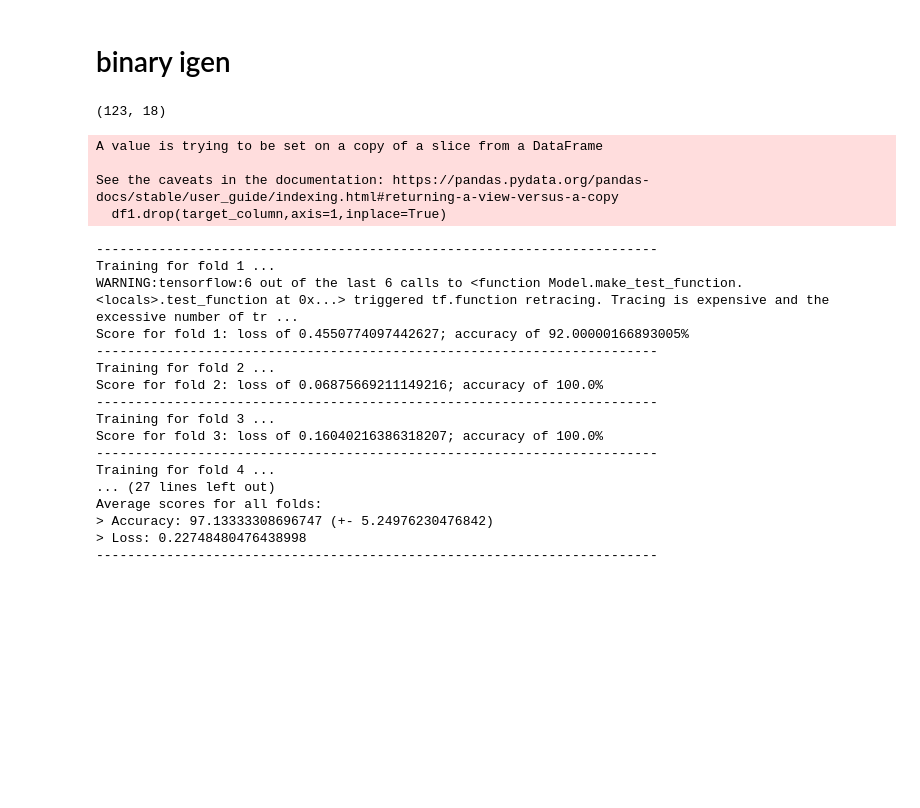
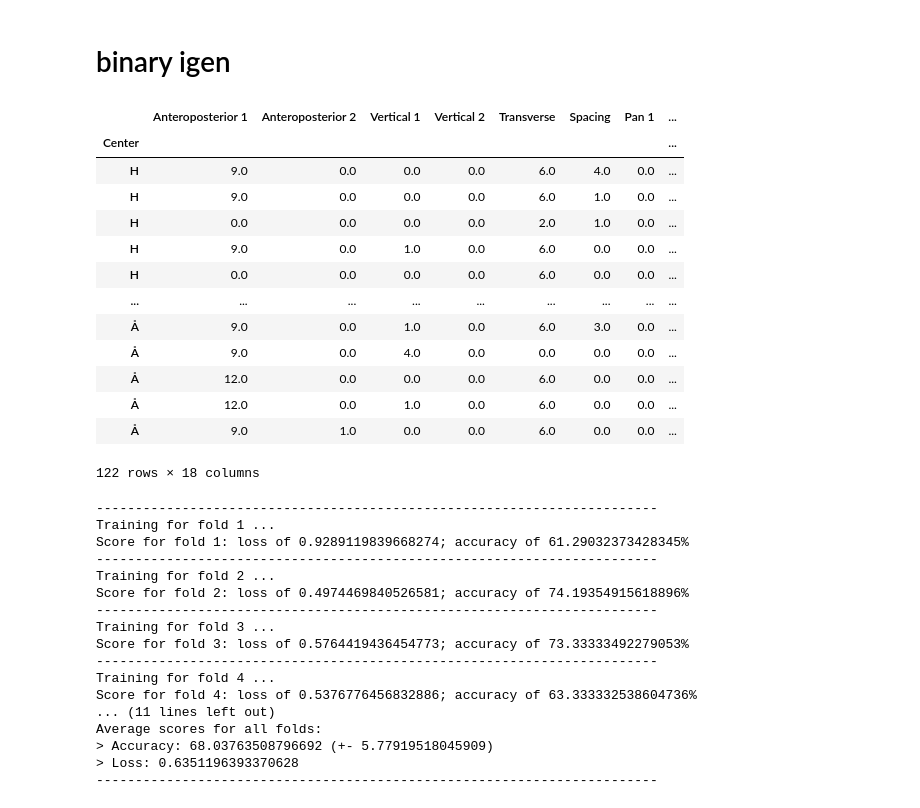
Before and after one commit to Christofferfuglkjaer/Dataproject, a Jupyter notebook: bincs.ipynb, the cells around one changed output. Drawn from its saved outputs; the diff is of its cells as text; code cells hidden in the pictures; blank space fills up the shorter version.

```diff
--- a/bincs.ipynb
+++ b/bincs.ipynb
@@ -51,38 +51,46 @@ df['Output1'] = Output1
 # %%
 df1 = df[["Anteroposterior 1",
           'Anteroposterior 2',
           'Vertical 1',
           'Vertical 2',
           'Transverse',
           'Spacing',
           'Pan 1',
           'Total Row Score A',
           'Anteroposterior 1.1',
           'Anteroposterior 2.1',
           'Vertical 1.1',
           'Vertical 2.1',
           'Transverse.1',
           'Spacing.1',
           'Pan 1.1',
           'Total Row Score B',
           'Output',
           'Output1']]
-df1.iloc[1:, :]
-df1.shape
+
+
+df1 = df1.iloc[1:, :]
+df1
 # %% [output]
+|  | Anteroposterior 1 | Anteroposterior 2 | Vertical 1 | Vertical 2 | Transverse | Spacing | Pan 1 | ... |
+| Center |  |  |  |  |  |  |  | ... |
+| H | 9.0 | 0.0 | 0.0 | 0.0 | 6.0 | 4.0 | 0.0 | ... |
+| H | 9.0 | 0.0 | 0.0 | 0.0 | 6.0 | 1.0 | 0.0 | ... |
+| H | 0.0 | 0.0 | 0.0 | 0.0 | 2.0 | 1.0 | 0.0 | ... |
+| H | 9.0 | 0.0 | 1.0 | 0.0 | 6.0 | 0.0 | 0.0 | ... |
+| H | 0.0 | 0.0 | 0.0 | 0.0 | 6.0 | 0.0 | 0.0 | ... |
+| ... | ... | ... | ... | ... | ... | ... | ... | ... |
+| Å | 9.0 | 0.0 | 1.0 | 0.0 | 6.0 | 3.0 | 0.0 | ... |
+| Å | 9.0 | 0.0 | 4.0 | 0.0 | 0.0 | 0.0 | 0.0 | ... |
+| Å | 12.0 | 0.0 | 0.0 | 0.0 | 6.0 | 0.0 | 0.0 | ... |
+| Å | 12.0 | 0.0 | 1.0 | 0.0 | 6.0 | 0.0 | 0.0 | ... |
+| Å | 9.0 | 1.0 | 0.0 | 0.0 | 6.0 | 0.0 | 0.0 | ... |
-(123, 18)
+122 rows × 18 columns
 # %%
-scaler = MinMaxScaler()
-scaler.fit(df1)
-t_df = scaler.transform(df1)
+
 
 target_column = ["Output",'Output1']
 numerical_column = df1.columns.drop(target_column)
 output_rows = df1[target_column]
 df1.drop(target_column,axis=1,inplace=True)
-# %% [output]
-A value is trying to be set on a copy of a slice from a DataFrame
-
-See the caveats in the documentation: https://pandas.pydata.org/pandas-docs/stable/user_guide/indexing.html#returning-a-view-versus-a-copy
-  df1.drop(target_column,axis=1,inplace=True)
 # %%
@@ -105,8 +113,9 @@ kfold = KFold(n_splits=num_folds, shuffle=True)
 # %%
 for train, test in kfold.split(inputs, targets):
     model = Sequential()
-    model.add(Dense(8, input_dim=18, activation='relu'))
+    model.add(Dense(16, input_dim=16, activation='relu'))
     #model.add(Dense(16, activation='relu'))
+    model.add(Dense(8,activation='relu'))
     model.add(Dense(4,activation='relu'))
     model.add(Dense(2, activation='sigmoid'))
  # Compile model
@@ -147,20 +156,20 @@ print('------------------------------------------------------------------------'
 # %% [output]
 ------------------------------------------------------------------------
 Training for fold 1 ...
-WARNING:tensorflow:6 out of the last 6 calls to <function Model.make_test_function.<locals>.test_function at 0x...> triggered tf.function retracing. Tracing is expensive and the excessive number of tr ...
-Score for fold 1: loss of 0.4550774097442627; accuracy of 92.00000166893005%
+Score for fold 1: loss of 0.9289119839668274; accuracy of 61.29032373428345%
 ------------------------------------------------------------------------
 Training for fold 2 ...
-Score for fold 2: loss of 0.06875669211149216; accuracy of 100.0%
+Score for fold 2: loss of 0.4974469840526581; accuracy of 74.19354915618896%
 ------------------------------------------------------------------------
 Training for fold 3 ...
-Score for fold 3: loss of 0.16040216386318207; accuracy of 100.0%
+Score for fold 3: loss of 0.5764419436454773; accuracy of 73.33333492279053%
 ------------------------------------------------------------------------
 Training for fold 4 ...
-... (27 lines left out)
+Score for fold 4: loss of 0.5376776456832886; accuracy of 63.333332538604736%
+... (11 lines left out)
 Average scores for all folds:
-> Accuracy: 97.13333308696747 (+- 5.24976230476842)
-> Loss: 0.22748480476438998
+> Accuracy: 68.03763508796692 (+- 5.77919518045909)
+> Loss: 0.6351196393370628
 ------------------------------------------------------------------------
 # %%
 predicted = model.predict(X_test)
```
Also changed, not shown: parts of 6 cells of this notebook, 3 other files.
